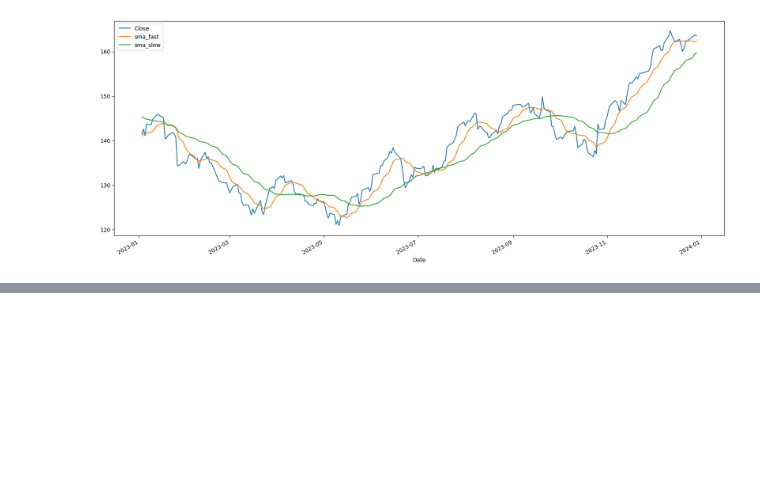
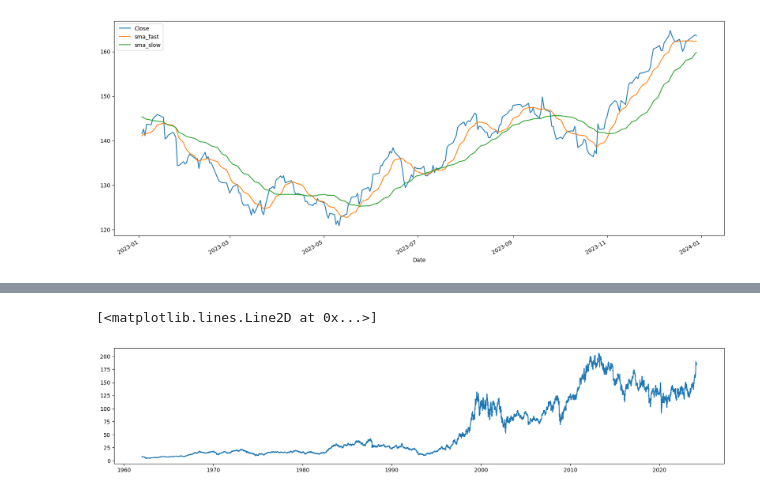
Before and after one commit to pNatTueku/basicPython, a Jupyter notebook: basic_pandas_03.ipynb, the cells around one changed output, grey strips where cells are left out. Cells and saved outputs as stored; diff of their text form; code cells hidden in the pictures; blank space fills up the shorter version.

```diff
--- a/basic_pandas_03.ipynb
+++ b/basic_pandas_03.ipynb
@@ -861,0 +871,8 @@ plt.show()
+# %%
+# add chart to grid
+
+top = plt.subplot2grid((4, 4), (0, 0), rowspan = 2, colspan = 4)
+top.plot(df['Close']) # add graph here
+# %% [output]
+[<matplotlib.lines.Line2D at 0x...>]
+[figure, added]
```
Also changed, not shown: parts of 14 cells of this notebook.
